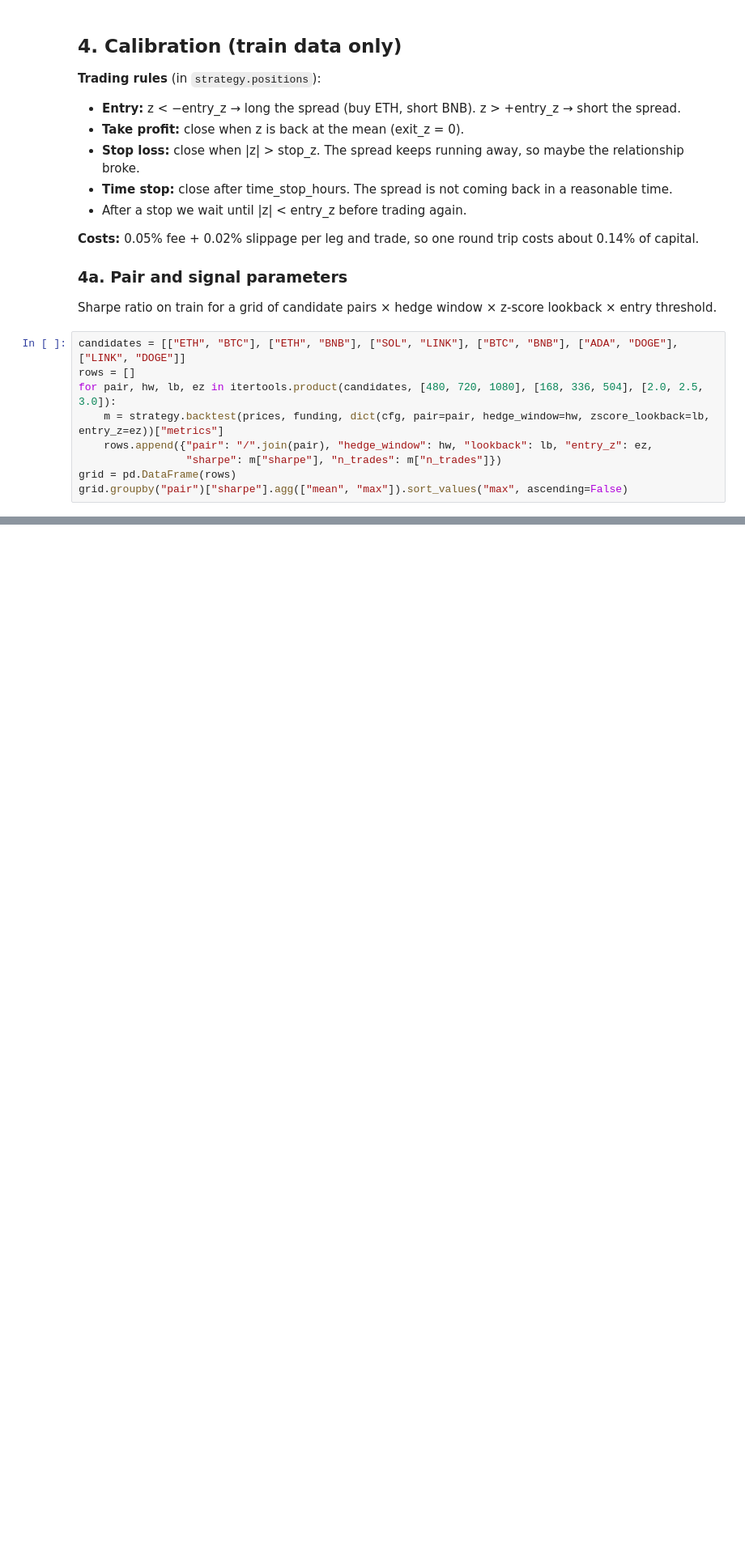
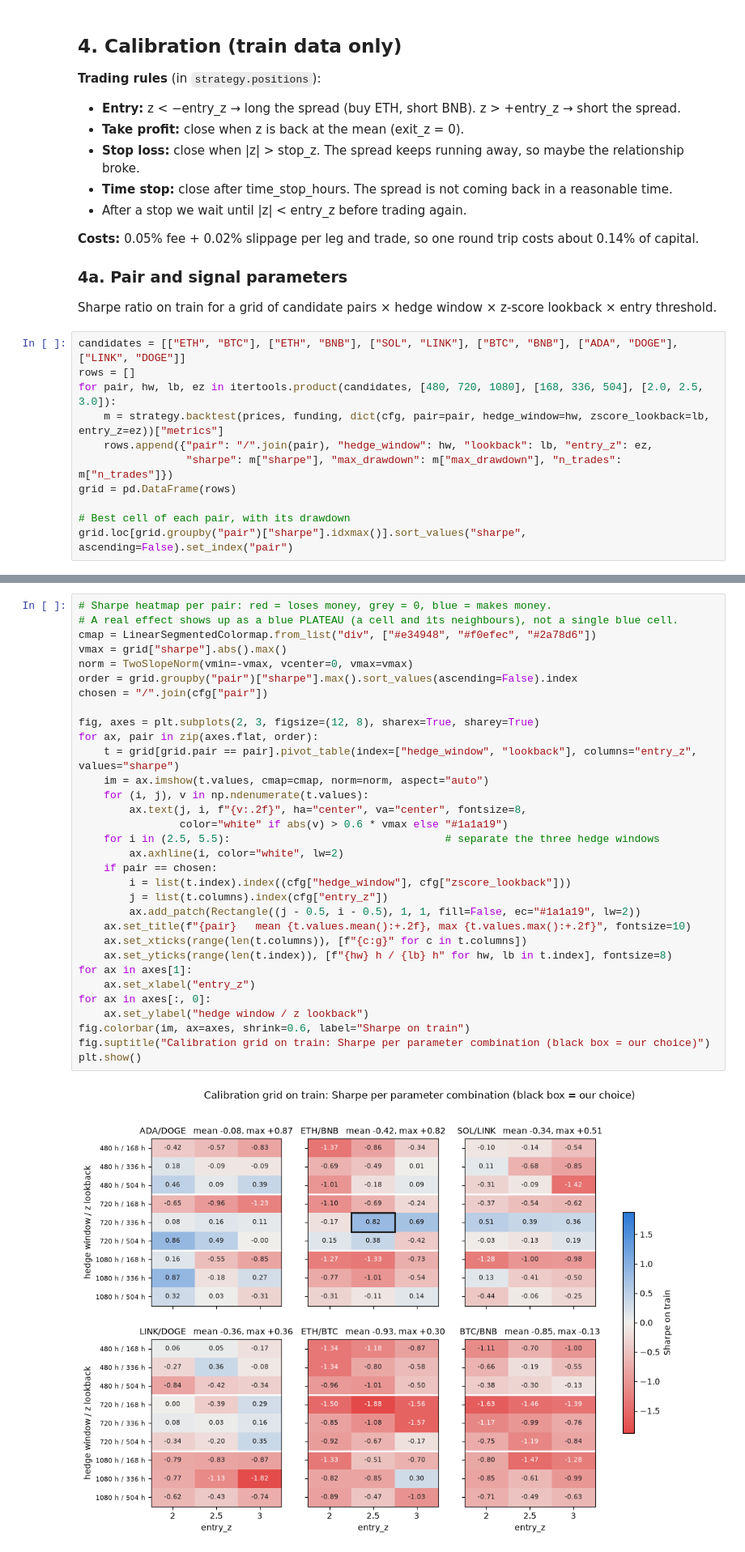
Before and after one commit to Nikolalt/kjoeh, a Jupyter notebook: notebooks/pairs_trading.ipynb, the cells around one changed output, grey strips where cells are left out. Shown at 81% size. Cells and saved outputs as stored; diff of their text form; blank space fills up the shorter version.

Commit message:
feat: :zap: My changes before the presentation
In the notebook, i added a heatmap, and i did one small correction in the explainer

```diff
--- a/notebooks/pairs_trading.ipynb
+++ b/notebooks/pairs_trading.ipynb
@@ -129,6 +150,8 @@ rows = []
 for pair, hw, lb, ez in itertools.product(candidates, [480, 720, 1080], [168, 336, 504], [2.0, 2.5, 3.0]):
     m = strategy.backtest(prices, funding, dict(cfg, pair=pair, hedge_window=hw, zscore_lookback=lb, entry_z=ez))["metrics"]
     rows.append({"pair": "/".join(pair), "hedge_window": hw, "lookback": lb, "entry_z": ez,
-                 "sharpe": m["sharpe"], "n_trades": m["n_trades"]})
+                 "sharpe": m["sharpe"], "max_drawdown": m["max_drawdown"], "n_trades": m["n_trades"]})
 grid = pd.DataFrame(rows)
-grid.groupby("pair")["sharpe"].agg(["mean", "max"]).sort_values("max", ascending=False)
+
+# Best cell of each pair, with its drawdown
+grid.loc[grid.groupby("pair")["sharpe"].idxmax()].sort_values("sharpe", ascending=False).set_index("pair")
@@ -138 +167,35 @@ grid[grid.pair == "ETH/BNB"].pivot_table(index=["hedge_window", "lookback"], col
+# %%
+# Sharpe heatmap per pair: red = loses money, grey = 0, blue = makes money.
+# A real effect shows up as a blue PLATEAU (a cell and its neighbours), not a single blue cell.
+cmap = LinearSegmentedColormap.from_list("div", ["#e34948", "#f0efec", "#2a78d6"])
+vmax = grid["sharpe"].abs().max()
+norm = TwoSlopeNorm(vmin=-vmax, vcenter=0, vmax=vmax)
+order = grid.groupby("pair")["sharpe"].max().sort_values(ascending=False).index
+chosen = "/".join(cfg["pair"])
+
+fig, axes = plt.subplots(2, 3, figsize=(12, 8), sharex=True, sharey=True)
+for ax, pair in zip(axes.flat, order):
+    t = grid[grid.pair == pair].pivot_table(index=["hedge_window", "lookback"], columns="entry_z", values="sharpe")
+    im = ax.imshow(t.values, cmap=cmap, norm=norm, aspect="auto")
+    for (i, j), v in np.ndenumerate(t.values):
+        ax.text(j, i, f"{v:.2f}", ha="center", va="center", fontsize=8,
+                color="white" if abs(v) > 0.6 * vmax else "#1a1a19")
+    for i in (2.5, 5.5):                                  # separate the three hedge windows
+        ax.axhline(i, color="white", lw=2)
+    if pair == chosen:
+        i = list(t.index).index((cfg["hedge_window"], cfg["zscore_lookback"]))
+        j = list(t.columns).index(cfg["entry_z"])
+        ax.add_patch(Rectangle((j - 0.5, i - 0.5), 1, 1, fill=False, ec="#1a1a19", lw=2))
+    ax.set_title(f"{pair}   mean {t.values.mean():+.2f}, max {t.values.max():+.2f}", fontsize=10)
+    ax.set_xticks(range(len(t.columns)), [f"{c:g}" for c in t.columns])
+    ax.set_yticks(range(len(t.index)), [f"{hw} h / {lb} h" for hw, lb in t.index], fontsize=8)
+for ax in axes[1]:
+    ax.set_xlabel("entry_z")
+for ax in axes[:, 0]:
+    ax.set_ylabel("hedge window / z lookback")
+fig.colorbar(im, ax=axes, shrink=0.6, label="Sharpe on train")
+fig.suptitle("Calibration grid on train: Sharpe per parameter combination (black box = our choice)")
+plt.show()
+# %% [output]
+[figure, added]
 # %% [markdown]
```
Also changed, not shown: parts of 17 cells of this notebook, 1 other file.
